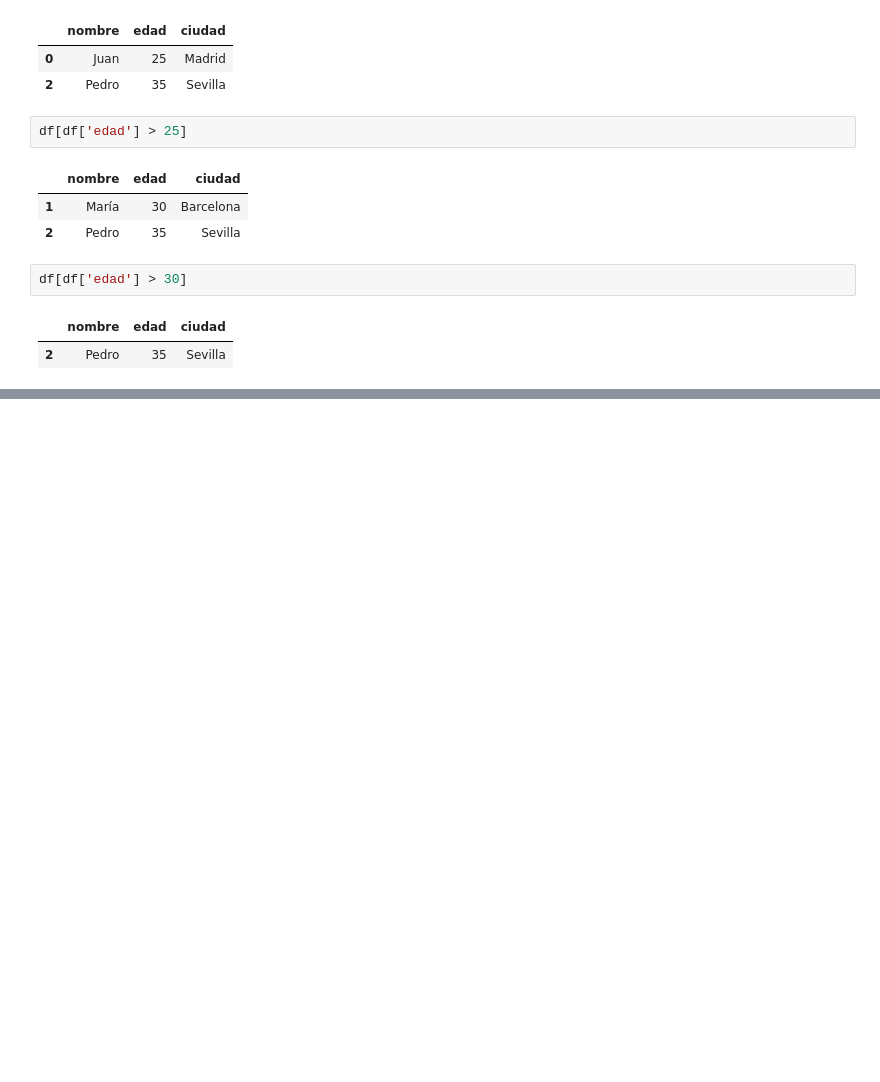
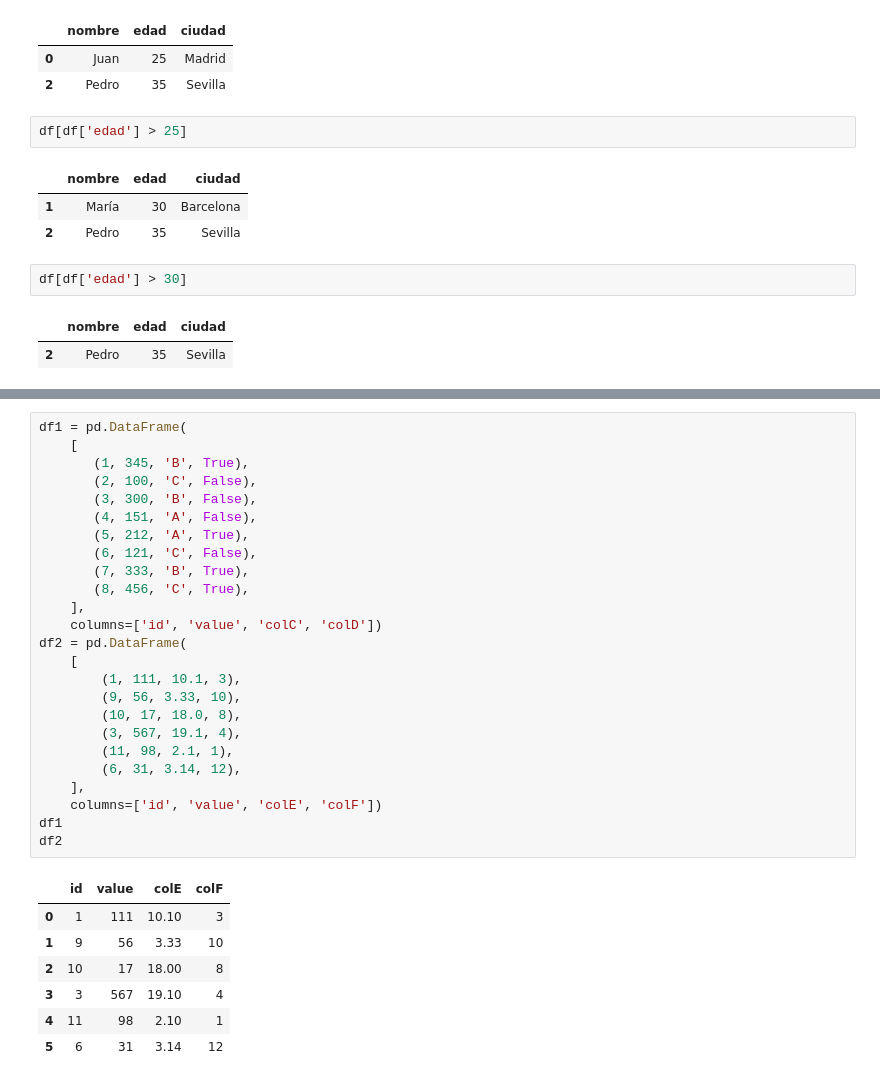
Before and after one commit to SaidGandur01/data-analysis-python, a Jupyter notebook: Sesion2/1.Pandas.ipynb, the cells around one changed output, grey strips where cells are left out. Drawn from its saved outputs; the diff is of its cells as text; blank space fills up the shorter version.

```diff
--- a/Sesion2/1.Pandas.ipynb
+++ b/Sesion2/1.Pandas.ipynb
@@ -89,0 +118,33 @@ df[df['edad'] > 30]
+# %%
+df1 = pd.DataFrame(
+    [
+       (1, 345, 'B', True),
+       (2, 100, 'C', False),
+       (3, 300, 'B', False),
+       (4, 151, 'A', False),
+       (5, 212, 'A', True),
+       (6, 121, 'C', False),
+       (7, 333, 'B', True),
+       (8, 456, 'C', True),
+    ],
+    columns=['id', 'value', 'colC', 'colD'])
+df2 = pd.DataFrame(
+    [
+        (1, 111, 10.1, 3),
+        (9, 56, 3.33, 10),
+        (10, 17, 18.0, 8),
+        (3, 567, 19.1, 4),
+        (11, 98, 2.1, 1),
+        (6, 31, 3.14, 12),
+    ],
+    columns=['id', 'value', 'colE', 'colF'])
+df1
+df2
+# %% [output]
+|  | id | value | colE | colF |
+| 0 | 1 | 111 | 10.10 | 3 |
+| 1 | 9 | 56 | 3.33 | 10 |
+| 2 | 10 | 17 | 18.00 | 8 |
+| 3 | 3 | 567 | 19.10 | 4 |
+| 4 | 11 | 98 | 2.10 | 1 |
+| 5 | 6 | 31 | 3.14 | 12 |
```
Also changed, not shown: parts of 10 cells of this notebook.
